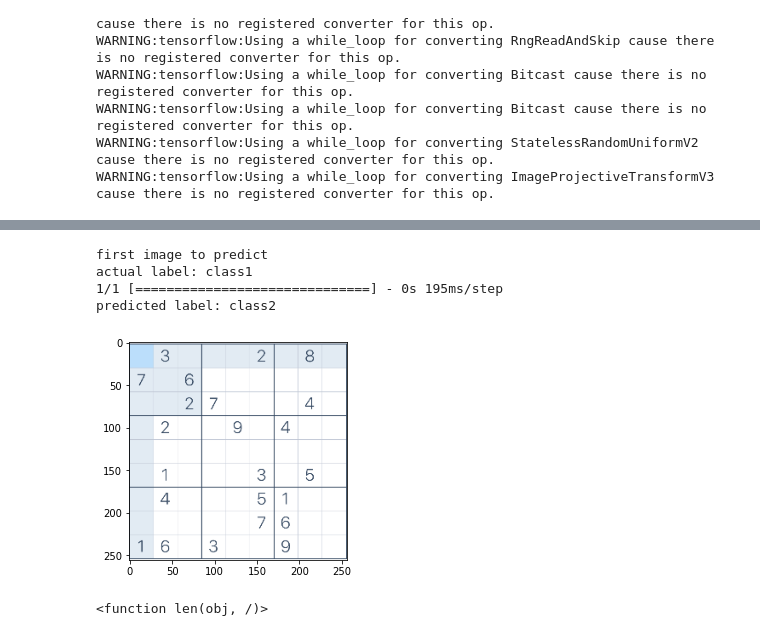
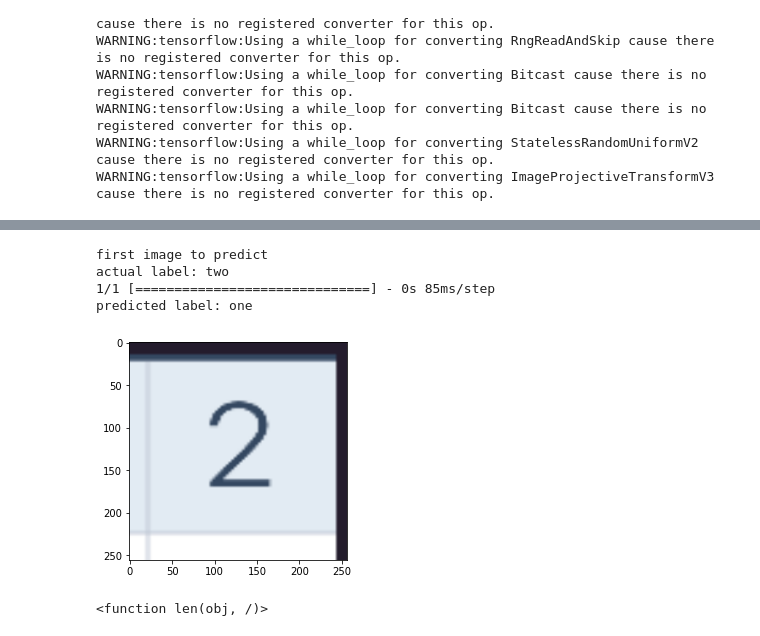
Before and after one commit to Twtamaris/ai, a Jupyter notebook: suduko.ipynb, the cells around one changed output, grey strips where cells are left out. Cells and saved outputs as stored; diff of their text form; code cells hidden in the pictures.

```diff
--- a/suduko.ipynb
+++ b/suduko.ipynb
@@ -4,7 +4,7 @@ from tensorflow.keras import models, layers
 import matplotlib.pyplot as plt
 from IPython.display import HTML
 # %%
-BATCH_SIZE = 2
+BATCH_SIZE = 4
 IMAGE_SIZE = 256
 CHANNELS=3
 EPOCHS=50
@@ -34,9 +34,11 @@ for image_batch, labels_batch in dataset.take(1):
 # %%
 plt.figure(figsize=(10, 10))
 for image_batch, label_batch in dataset.take(1):
+    batch_size = len(image_batch)  # Get the batch size dynamically
     for i in range(batch_size):
         ax = plt.subplot(2, batch_size//2, i + 1)
         plt.imshow(image_batch[i].numpy().astype("uint8"))
         plt.title(class_names[label_batch[i]])
         plt.axis("off")
+plt.show()
 # %% [output]
@@ -53,5 +55,5 @@ len(dataset)*train_size
 # %%
-test_ds = dataset.skip(10)
+test_ds = dataset.skip(8)
 len(test_ds)
 # %% [output]
 3
@@ -244,0 +247,3 @@ plt.show()
+# %%
+for image_batch, labels_batch in test_ds.take(1):
+    plt.imshow(image_batch[0].numpy().astype("uint8"))
@@ -245,22 +252,22 @@ plt.show()
 # %%
 import numpy as np
 for images_batch, labels_batch in test_ds.take(1):
 
-    first_image = images_batch[0].numpy().astype('uint8')
-    first_label = labels_batch[0].numpy()
+    first_image = images_batch[3].numpy().astype('uint8')
+    first_label = labels_batch[3].numpy()
 
     print("first image to predict")
     plt.imshow(first_image)
     print("actual label:",class_names[first_label])
 
     batch_prediction = model.predict(images_batch)
     print("predicted label:",class_names[np.argmax(batch_prediction[0])])
 # %% [output]
 first image to predict
-actual label: class1
-1/1 [==============================] - 0s 195ms/step
-predicted label: class2
+actual label: two
+1/1 [==============================] - 0s 85ms/step
+predicted label: one
-[figure, old version]
+[figure, new version]
 # %%
 len
 # %% [output]
```
Also changed, not shown: parts of 16 cells of this notebook, 27 other files.
